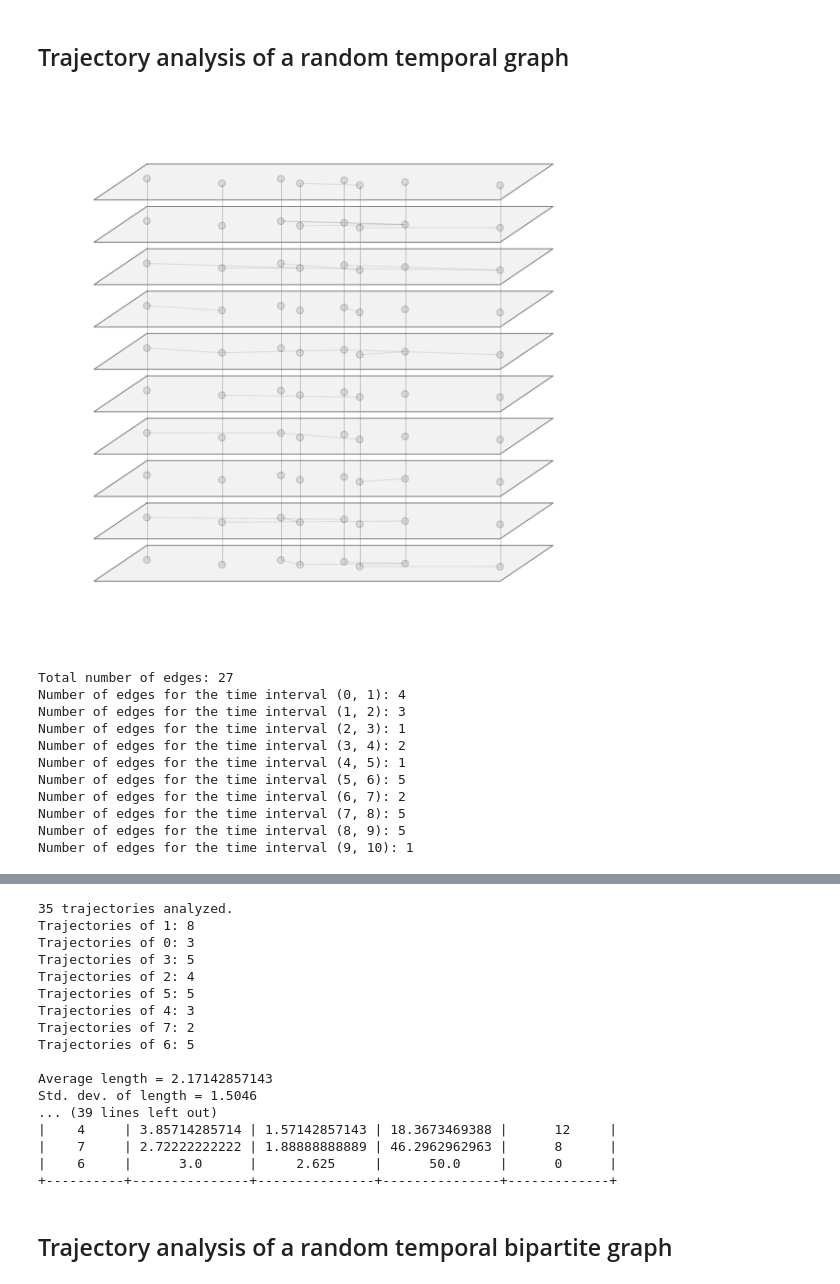
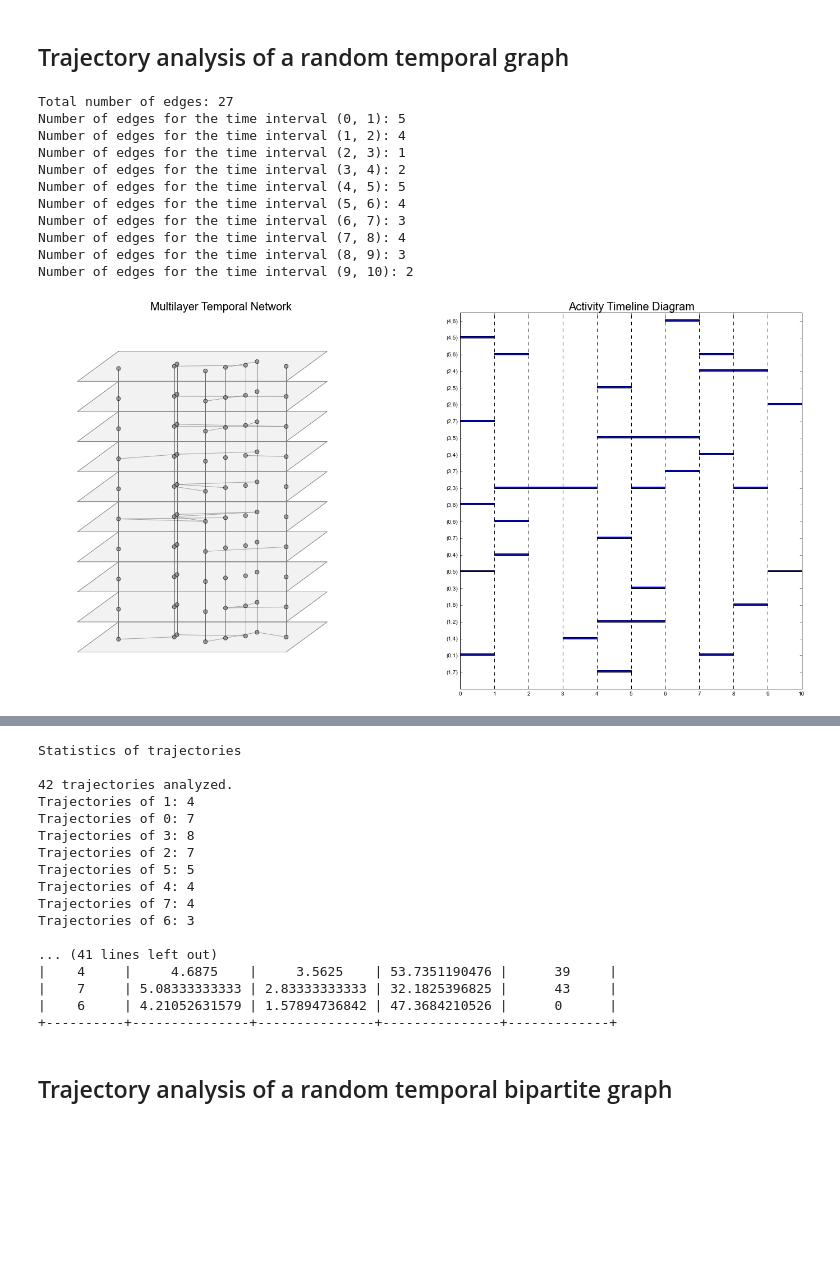
Before and after one commit to mboudour/TrajectoriesOfTemporalGraphs, a Jupyter notebook: temporal.ipynb, the cells around one changed output, grey strips where cells are left out. Cells and saved outputs as stored; diff of their text form; code cells hidden in the pictures; blank space fills up the shorter version.

```diff
--- a/temporal.ipynb
+++ b/temporal.ipynb
@@ -82,21 +82,21 @@ Image(filename='out/trajectories1-13.png')
 # %%
 %matplotlib inline
 from trajectories import *
 k=10
 n=8
 pp=[0.19,.11,.11,.11,.14,.18,.12,.15,.13,.12]
-G,ndls,timetoadd=create_synthetic3lg(k,n,pp)
-outfile_namestr,outfile_names,outFig_transit,outfile_name_xls,outfile_name_tex= main_work(G,ndls,timetoadd)
+G,ndls,timetoadd,figi=create_synthetic3lg(k,n,pp)
+outfile_namestr,outfile_names,outFig_transit,outfile_name_xls,outfile_name_tex= main_work(G,ndls,timetoadd,figi)
 # %% [output]
+Total number of edges: 27
+Number of edges for the time interval (0, 1): 5
+Number of edges for the time interval (1, 2): 4
+Number of edges for the time interval (2, 3): 1
+Number of edges for the time interval (3, 4): 2
+Number of edges for the time interval (4, 5): 5
+Number of edges for the time interval (5, 6): 4
+Number of edges for the time interval (6, 7): 3
+Number of edges for the time interval (7, 8): 4
+Number of edges for the time interval (8, 9): 3
+Number of edges for the time interval (9, 10): 2
-[figure, old version]
+[figure, new version]
-Total number of edges: 27
-Number of edges for the time interval (0, 1): 4
-Number of edges for the time interval (1, 2): 3
-Number of edges for the time interval (2, 3): 1
-Number of edges for the time interval (3, 4): 2
-Number of edges for the time interval (4, 5): 1
-Number of edges for the time interval (5, 6): 5
-Number of edges for the time interval (6, 7): 2
-Number of edges for the time interval (7, 8): 5
-Number of edges for the time interval (8, 9): 5
-Number of edges for the time interval (9, 10): 1
@@ -105,19 +104,19 @@ Number of edges for the time interval (9, 10): 1
-35 trajectories analyzed.
-Trajectories of 1: 8
-Trajectories of 0: 3
-Trajectories of 3: 5
-Trajectories of 2: 4
+Statistics of trajectories
+
+42 trajectories analyzed.
+Trajectories of 1: 4
+Trajectories of 0: 7
+Trajectories of 3: 8
+Trajectories of 2: 7
 Trajectories of 5: 5
-Trajectories of 4: 3
-Trajectories of 7: 2
-Trajectories of 6: 5
+Trajectories of 4: 4
+Trajectories of 7: 4
+Trajectories of 6: 3
 
-Average length = 2.17142857143
-Std. dev. of length = 1.5046
-... (39 lines left out)
-|    4     | 3.85714285714 | 1.57142857143 | 18.3673469388 |      12     |
-|    7     | 2.72222222222 | 1.88888888889 | 46.2962962963 |      8      |
-|    6     |      3.0      |     2.625     |      50.0     |      0      |
+... (41 lines left out)
+|    4     |     4.6875    |     3.5625    | 53.7351190476 |      39     |
+|    7     | 5.08333333333 | 2.83333333333 | 32.1825396825 |      43     |
+|    6     | 4.21052631579 | 1.57894736842 | 47.3684210526 |      0      |
 +----------+---------------+---------------+---------------+-------------+
 # %% [markdown]
 ## Trajectory analysis of a random temporal bipartite graph
```
Also changed, not shown: parts of 16 cells of this notebook, 2 other files.
